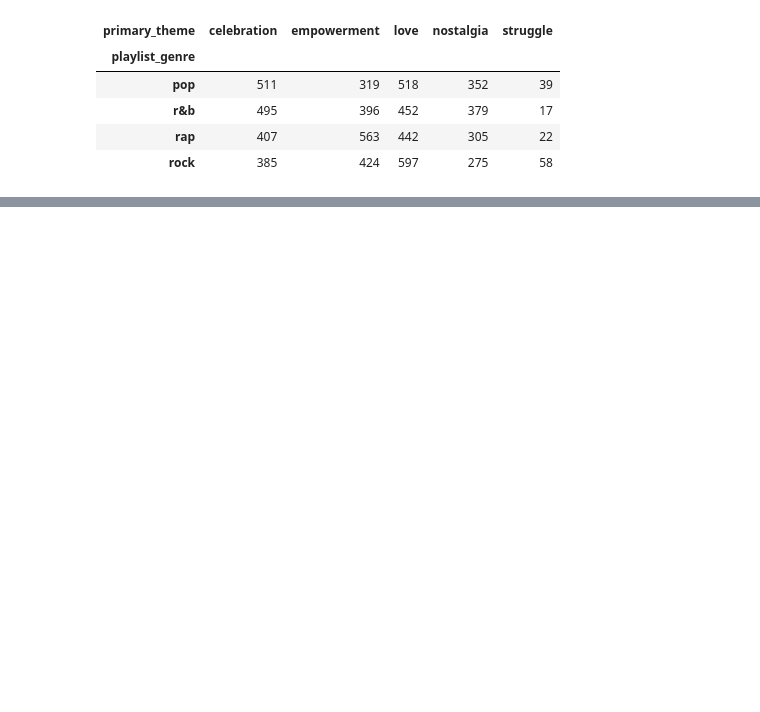
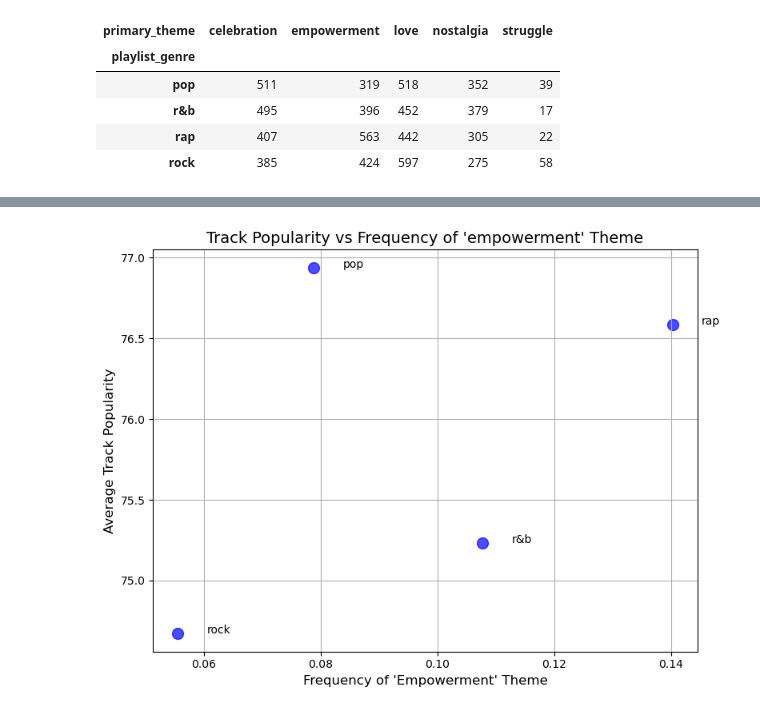
Before and after one commit to arushimunjal/Spotify-NLP, a Jupyter notebook: Arushi_NLP-Copy2.ipynb, the cells around one changed output, grey strips where cells are left out. Saved outputs shown, nothing was run; the diff lists cells and outputs as text; code cells hidden in the pictures; blank space fills up the shorter version.

```diff
--- a/Arushi_NLP-Copy2.ipynb
+++ b/Arushi_NLP-Copy2.ipynb
@@ -413,0 +401,35 @@ plt.show()
+# %%
+# Simulate theme counts (replace with your actual theme_counts DataFrame)
+theme_counts = pd.DataFrame({
+    "playlist_genre": ["pop", "r&b", "rap", "rock"],
+    "celebration": [0.156532, 0.142308, 0.084871, 0.135802],
+    "empowerment": [0.078829, 0.107692, 0.140221, 0.055556],
+    "love": [0.484234, 0.469231, 0.394834, 0.413580],
+    "nostalgia": [0.236486, 0.238462, 0.346863, 0.308642],
+    "struggle": [0.043919, 0.042308, 0.033210, 0.086420]
+})
+theme_counts = theme_counts.set_index("playlist_genre")
+
+# Add a column for average popularity per genre
+avg_popularity = temporary.groupby("playlist_genre")["track_popularity"].mean()
+theme_counts["avg_popularity"] = avg_popularity
+
+# Scatter plot: Frequency of a specific theme (e.g., "love") vs popularity
+plt.figure(figsize=(8, 6))
+plt.scatter(theme_counts["empowerment"], theme_counts["avg_popularity"], color="blue", s=100, alpha=0.7)
+for genre in theme_counts.index:
+    plt.text(
+        theme_counts["empowerment"][genre] + 0.005,  # Small offset for clarity
+        theme_counts["avg_popularity"][genre],
+        genre,
+        fontsize=10,
+        ha="left"  # Horizontal alignment
+    )
+plt.title("Track Popularity vs Frequency of 'empowerment' Theme", fontsize=14)
+plt.xlabel("Frequency of 'Empowerment' Theme", fontsize=12)
+plt.ylabel("Average Track Popularity", fontsize=12)
+plt.grid(True)
+plt.tight_layout()
+plt.show()
+# %% [output]
+[figure, added]
```
Also changed, not shown: parts of 16 cells of this notebook, 1 other file.
